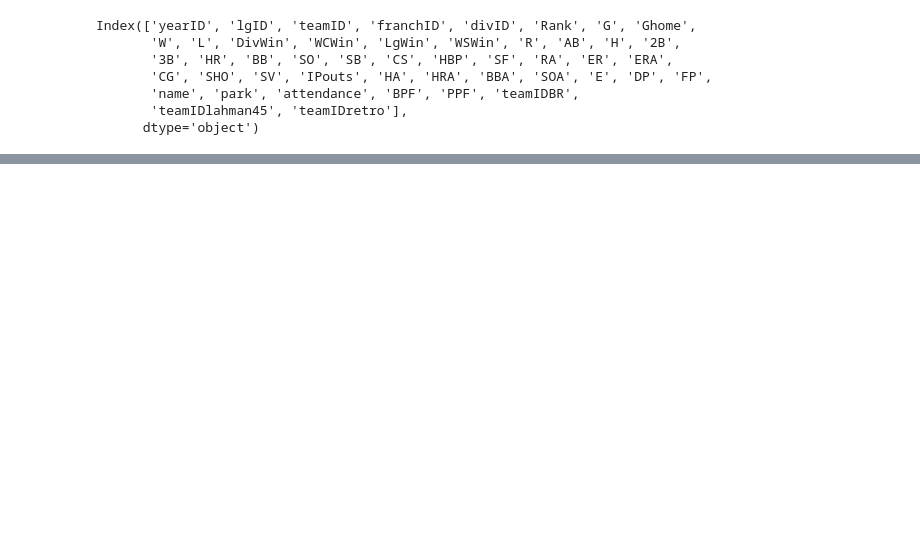
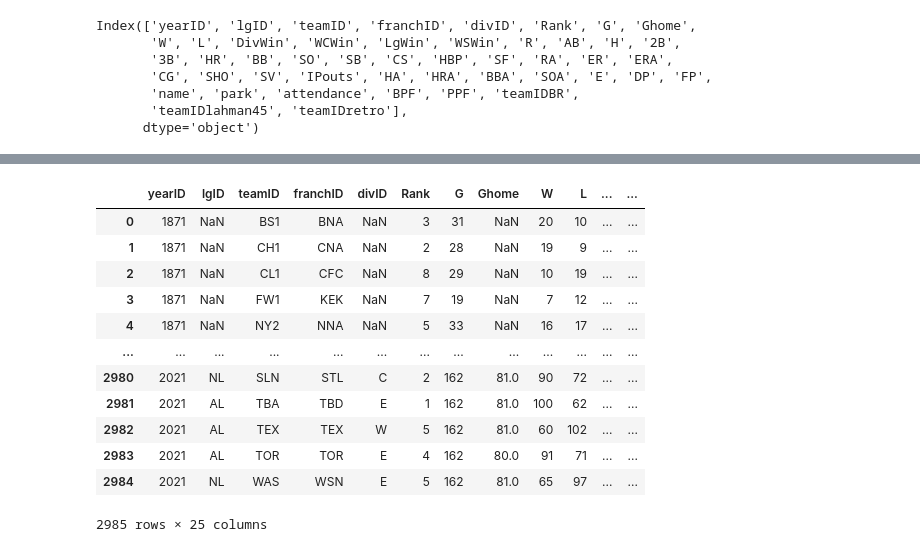
Before and after one commit to eric-spoerner/just_baseball_things, a Jupyter notebook: exploratory_analysis.ipynb, the cells around one changed output, grey strips where cells are left out. Saved outputs shown, nothing was run; the diff lists cells and outputs as text; code cells hidden in the pictures; blank space fills up the shorter version.

```diff
--- a/padres.ipynb
+++ b/exploratory_analysis.ipynb
@@ -63,0 +120,19 @@ Index(['yearID', 'lgID', 'teamID', 'franchID', 'divID', 'Rank', 'G', 'Ghome',
+# %%
+teams_trimmed_df = teams_df[['yearID', 'lgID', 'teamID', 'franchID', 'divID', 'Rank', 'G', 'Ghome',
+       'W', 'L', 'DivWin', 'WCWin', 'LgWin', 'WSWin', 'R', 'AB', 'H', '2B',
+       '3B', 'HR', 'name', 'park', 'attendance', 'BPF', 'PPF']]
+teams_trimmed_df
+# %% [output]
+|  | yearID | lgID | teamID | franchID | divID | Rank | G | Ghome | W | L | ... | ... |
+| 0 | 1871 | NaN | BS1 | BNA | NaN | 3 | 31 | NaN | 20 | 10 | ... | ... |
+| 1 | 1871 | NaN | CH1 | CNA | NaN | 2 | 28 | NaN | 19 | 9 | ... | ... |
+| 2 | 1871 | NaN | CL1 | CFC | NaN | 8 | 29 | NaN | 10 | 19 | ... | ... |
+| 3 | 1871 | NaN | FW1 | KEK | NaN | 7 | 19 | NaN | 7 | 12 | ... | ... |
+| 4 | 1871 | NaN | NY2 | NNA | NaN | 5 | 33 | NaN | 16 | 17 | ... | ... |
+| ... | ... | ... | ... | ... | ... | ... | ... | ... | ... | ... | ... | ... |
+| 2980 | 2021 | NL | SLN | STL | C | 2 | 162 | 81.0 | 90 | 72 | ... | ... |
+| 2981 | 2021 | AL | TBA | TBD | E | 1 | 162 | 81.0 | 100 | 62 | ... | ... |
+| 2982 | 2021 | AL | TEX | TEX | W | 5 | 162 | 81.0 | 60 | 102 | ... | ... |
+| 2983 | 2021 | AL | TOR | TOR | E | 4 | 162 | 80.0 | 91 | 71 | ... | ... |
+| 2984 | 2021 | NL | WAS | WSN | E | 5 | 162 | 81.0 | 65 | 97 | ... | ... |
+2985 rows × 25 columns
```
Also changed, not shown: parts of 9 cells of this notebook, 2 other files.
